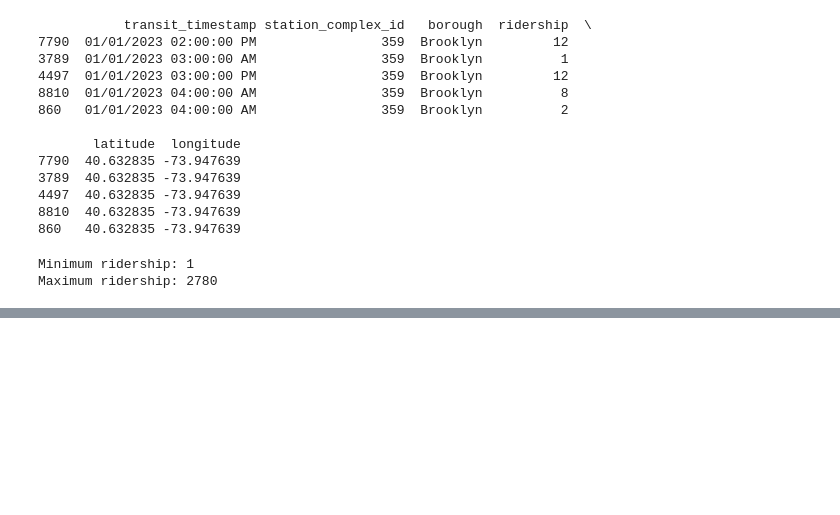
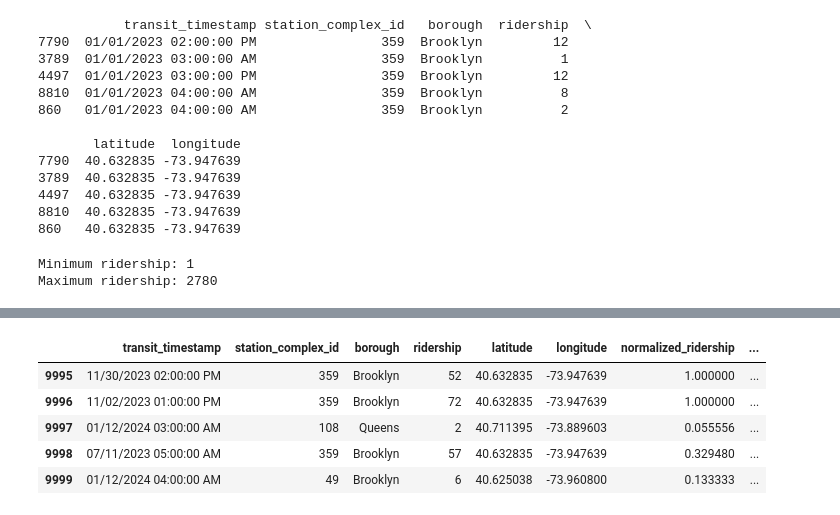
Before and after one commit to t-acheson/project2-fomo, a Jupyter notebook: data/subway_cleaning.ipynb, the cells around one changed output, grey strips where cells are left out. Cells and saved outputs as stored; diff of their text form; code cells hidden in the pictures; blank space fills up the shorter version.

```diff
--- a/data/subway_cleaning.ipynb
+++ b/data/subway_cleaning.ipynb
@@ -304,0 +302,9 @@ memory usage: 415.1 KB
+# %%
+df.tail()
+# %% [output]
+|  | transit_timestamp | station_complex_id | borough | ridership | latitude | longitude | normalized_ridership | ... |
+| 9995 | 11/30/2023 02:00:00 PM | 359 | Brooklyn | 52 | 40.632835 | -73.947639 | 1.000000 | ... |
+| 9996 | 11/02/2023 01:00:00 PM | 359 | Brooklyn | 72 | 40.632835 | -73.947639 | 1.000000 | ... |
+| 9997 | 01/12/2024 03:00:00 AM | 108 | Queens | 2 | 40.711395 | -73.889603 | 0.055556 | ... |
+| 9998 | 07/11/2023 05:00:00 AM | 359 | Brooklyn | 57 | 40.632835 | -73.947639 | 0.329480 | ... |
+| 9999 | 01/12/2024 04:00:00 AM | 49 | Brooklyn | 6 | 40.625038 | -73.960800 | 0.133333 | ... |
```
Also changed, not shown: parts of 7 cells of this notebook, 2 other files.
